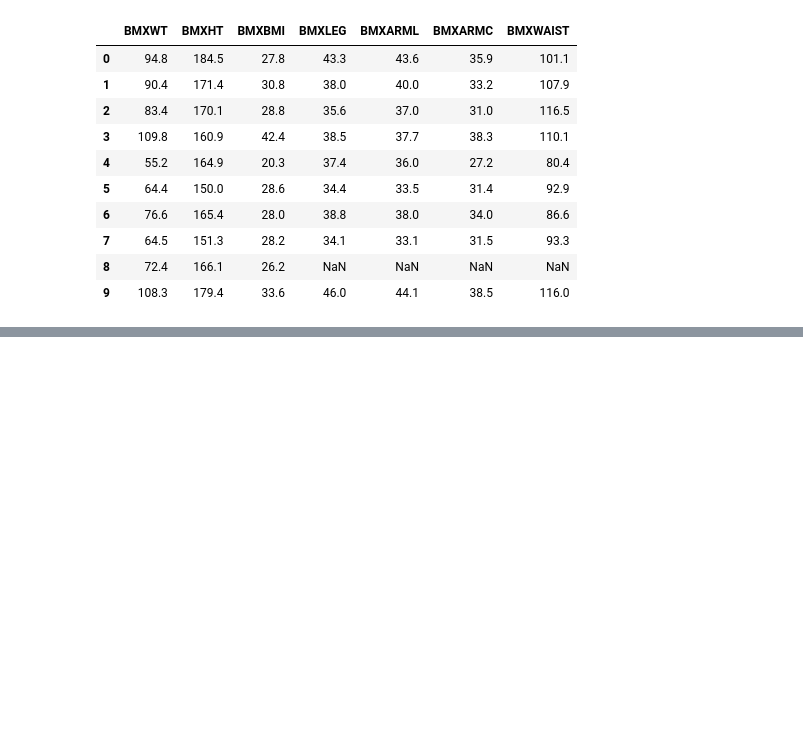
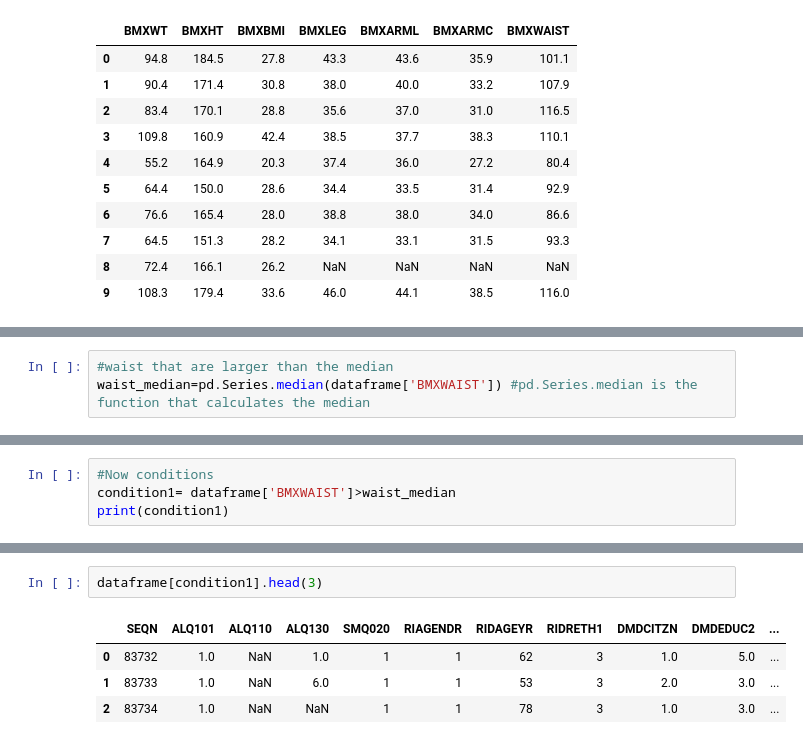
Before and after one commit to dabarbosa10/MichStat, a Jupyter notebook: week3/MultivariableData.ipynb, the cells around one changed output, grey strips where cells are left out. Drawn from its saved outputs; the diff is of its cells as text; blank space fills up the shorter version.

```diff
--- a/week3/MultivariableData.ipynb
+++ b/week3/MultivariableData.ipynb
@@ -79,0 +96,3 @@ index_bool
+# %%
+#waist that are larger than the median
+waist_median=pd.Series.median(dataframe['BMXWAIST']) #pd.Series.median is the function that calculates the median
@@ -79,0 +103,4 @@ index_bool
+# %%
+#Now conditions
+condition1= dataframe['BMXWAIST']>waist_median
+print(condition1)
@@ -79,0 +120,7 @@ index_bool
+# %%
+dataframe[condition1].head(3)
+# %% [output]
+|  | SEQN | ALQ101 | ALQ110 | ALQ130 | SMQ020 | RIAGENDR | RIDAGEYR | RIDRETH1 | DMDCITZN | DMDEDUC2 | ... |
+| 0 | 83732 | 1.0 | NaN | 1.0 | 1 | 1 | 62 | 3 | 1.0 | 5.0 | ... |
+| 1 | 83733 | 1.0 | NaN | 6.0 | 1 | 1 | 53 | 3 | 2.0 | 3.0 | ... |
+| 2 | 83734 | 1.0 | NaN | NaN | 1 | 1 | 78 | 3 | 1.0 | 3.0 | ... |
```
Also changed, not shown: parts of 6 cells of this notebook.
